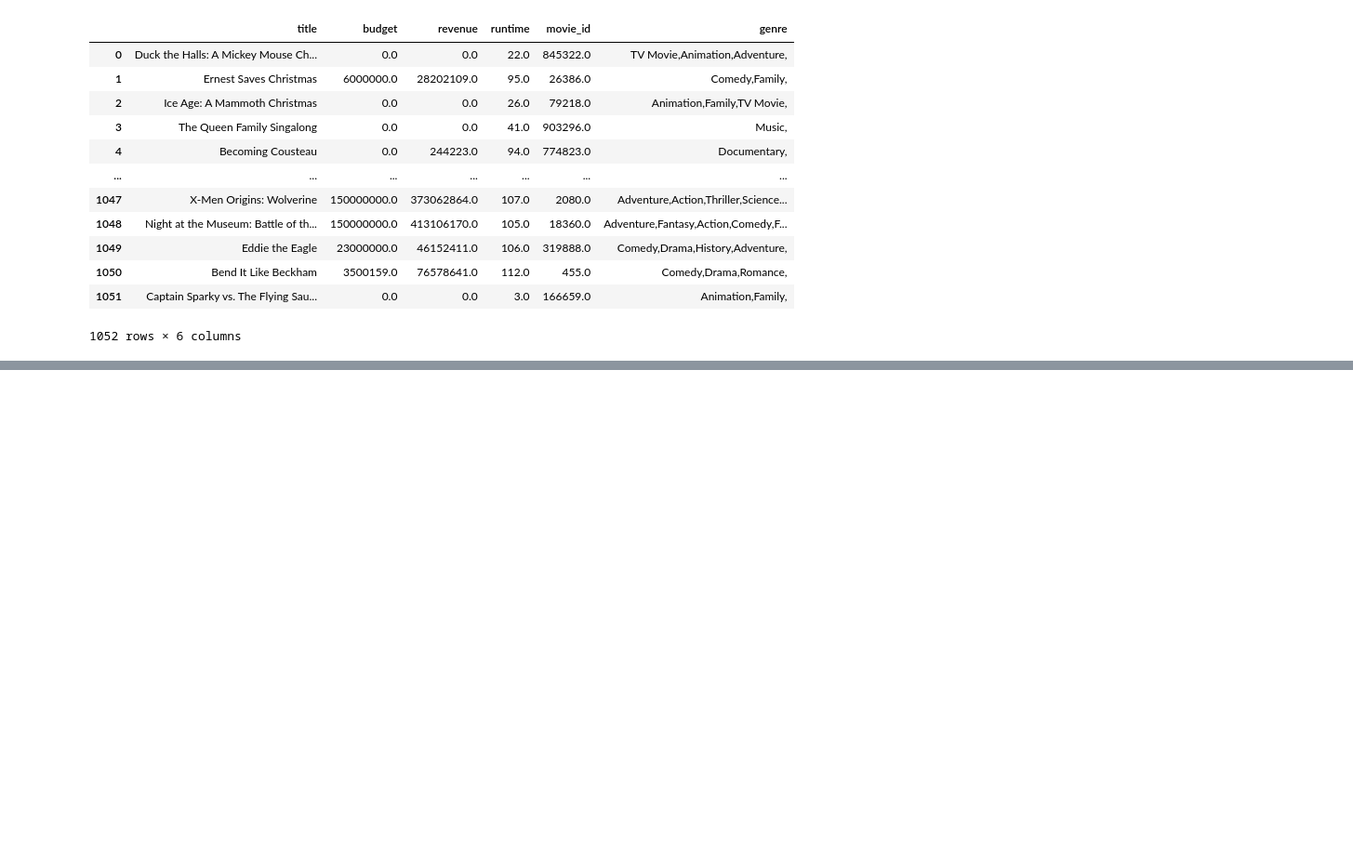
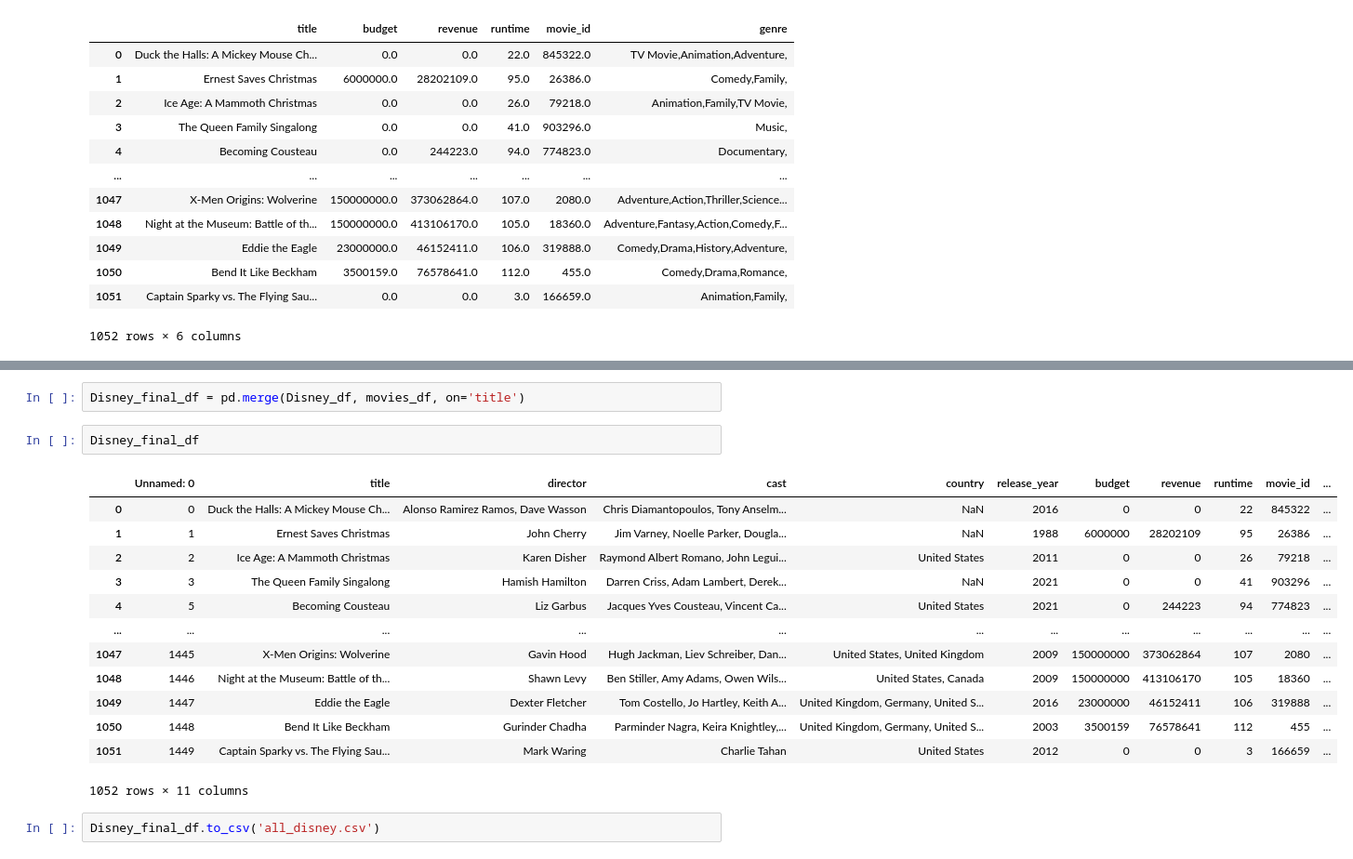
Before and after one commit to aaalicejohnson/Project-2, a Jupyter notebook: moviedb/moviedb_disney.ipynb, the cells around one changed output, grey strips where cells are left out. Shown at 93% size. Saved outputs shown, nothing was run; the diff lists cells and outputs as text; blank space fills up the shorter version.

```diff
--- a/moviedb/moviedb_disney.ipynb
+++ b/moviedb/moviedb_disney.ipynb
@@ -149,0 +166,20 @@ disney_movies
+# %%
+Disney_final_df = pd.merge(Disney_df, movies_df, on='title')
+# %%
+Disney_final_df
+# %% [output]
+|  | Unnamed: 0 | title | director | cast | country | release_year | budget | revenue | runtime | movie_id | ... |
+| 0 | 0 | Duck the Halls: A Mickey Mouse Ch... | Alonso Ramirez Ramos, Dave Wasson | Chris Diamantopoulos, Tony Anselm... | NaN | 2016 | 0 | 0 | 22 | 845322 | ... |
+| 1 | 1 | Ernest Saves Christmas | John Cherry | Jim Varney, Noelle Parker, Dougla... | NaN | 1988 | 6000000 | 28202109 | 95 | 26386 | ... |
+| 2 | 2 | Ice Age: A Mammoth Christmas | Karen Disher | Raymond Albert Romano, John Legui... | United States | 2011 | 0 | 0 | 26 | 79218 | ... |
+| 3 | 3 | The Queen Family Singalong | Hamish Hamilton | Darren Criss, Adam Lambert, Derek... | NaN | 2021 | 0 | 0 | 41 | 903296 | ... |
+| 4 | 5 | Becoming Cousteau | Liz Garbus | Jacques Yves Cousteau, Vincent Ca... | United States | 2021 | 0 | 244223 | 94 | 774823 | ... |
+| ... | ... | ... | ... | ... | ... | ... | ... | ... | ... | ... | ... |
+| 1047 | 1445 | X-Men Origins: Wolverine | Gavin Hood | Hugh Jackman, Liev Schreiber, Dan... | United States, United Kingdom | 2009 | 150000000 | 373062864 | 107 | 2080 | ... |
+| 1048 | 1446 | Night at the Museum: Battle of th... | Shawn Levy | Ben Stiller, Amy Adams, Owen Wils... | United States, Canada | 2009 | 150000000 | 413106170 | 105 | 18360 | ... |
+| 1049 | 1447 | Eddie the Eagle | Dexter Fletcher | Tom Costello, Jo Hartley, Keith A... | United Kingdom, Germany, United S... | 2016 | 23000000 | 46152411 | 106 | 319888 | ... |
+| 1050 | 1448 | Bend It Like Beckham | Gurinder Chadha | Parminder Nagra, Keira Knightley,... | United Kingdom, Germany, United S... | 2003 | 3500159 | 76578641 | 112 | 455 | ... |
+| 1051 | 1449 | Captain Sparky vs. The Flying Sau... | Mark Waring | Charlie Tahan | United States | 2012 | 0 | 0 | 3 | 166659 | ... |
+1052 rows × 11 columns
+# %%
+Disney_final_df.to_csv('all_disney.csv')
```
Also changed, not shown: parts of 1 cell of this notebook, 1 other file.
